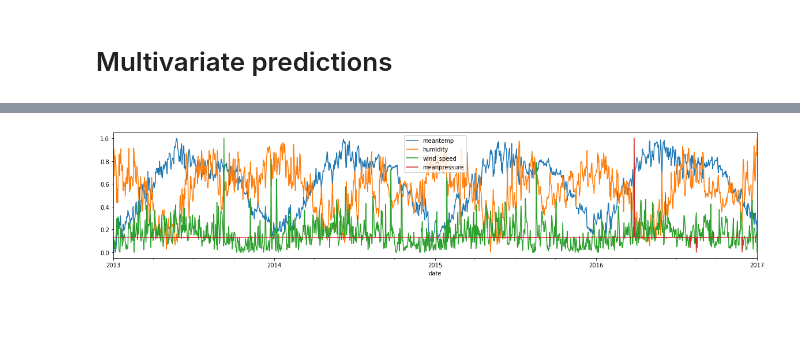
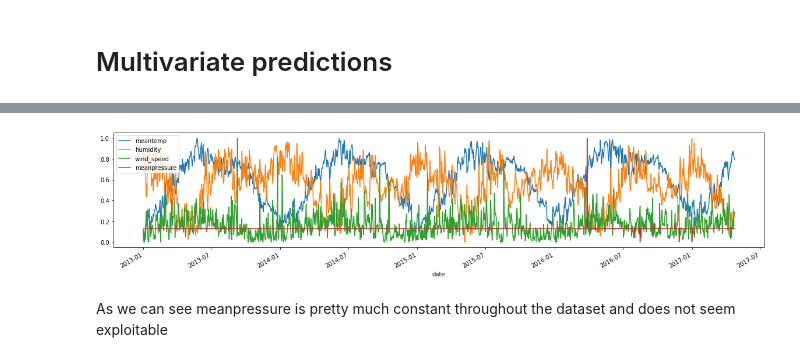
Before and after one commit to alexandre-pinon/voltron, a Jupyter notebook: src/ai/bootstrap.ipynb, the cells around one changed output, grey strips where cells are left out. Saved outputs shown, nothing was run; the diff lists cells and outputs as text; code cells hidden in the pictures; blank space fills up the shorter version.

Commit message:
[ADD] create a multivariate dataset

```diff
--- a/src/ai/bootstrap.ipynb
+++ b/src/ai/bootstrap.ipynb
@@ -1081,0 +1082,3 @@ Let's still try to predict `mean_temp`, but this time adding `wind_speed` and `h
+# %%
+df = pd.concat([train_df, test_df])
+df
@@ -1082,11 +1100,13 @@ Let's still try to predict `mean_temp`, but this time adding `wind_speed` and `h
 # %%
 # Note: Because of the different scales of our values we'll scale them to be between 0 and 1.
-scaled_train_df = pd.DataFrame(minmax_scale(train_df),
-                               columns=train_df.columns,
-                               index=train_df.index)
+scaled_df = pd.DataFrame(minmax_scale(df),
+                               columns=df.columns,
+                               index=df.index)
 fig, ax = plt.subplots(figsize=(20, 4))
-scaled_train_df.plot(ax=ax, style="-")
+scaled_df.plot(ax=ax, style="-")
 
-# fig.savefig('./graphs/train_data_scaled.png', facecolor='white')
+# fig.savefig('./graphs/data_scaled.png', facecolor='white')
 # %% [output]
-[figure, old version]
+[figure, new version]
+# %% [markdown]
+As we can see meanpressure is pretty much constant throughout the dataset and does not seem exploitable
```
Also changed, not shown: parts of 11 cells of this notebook, 1 other file.
